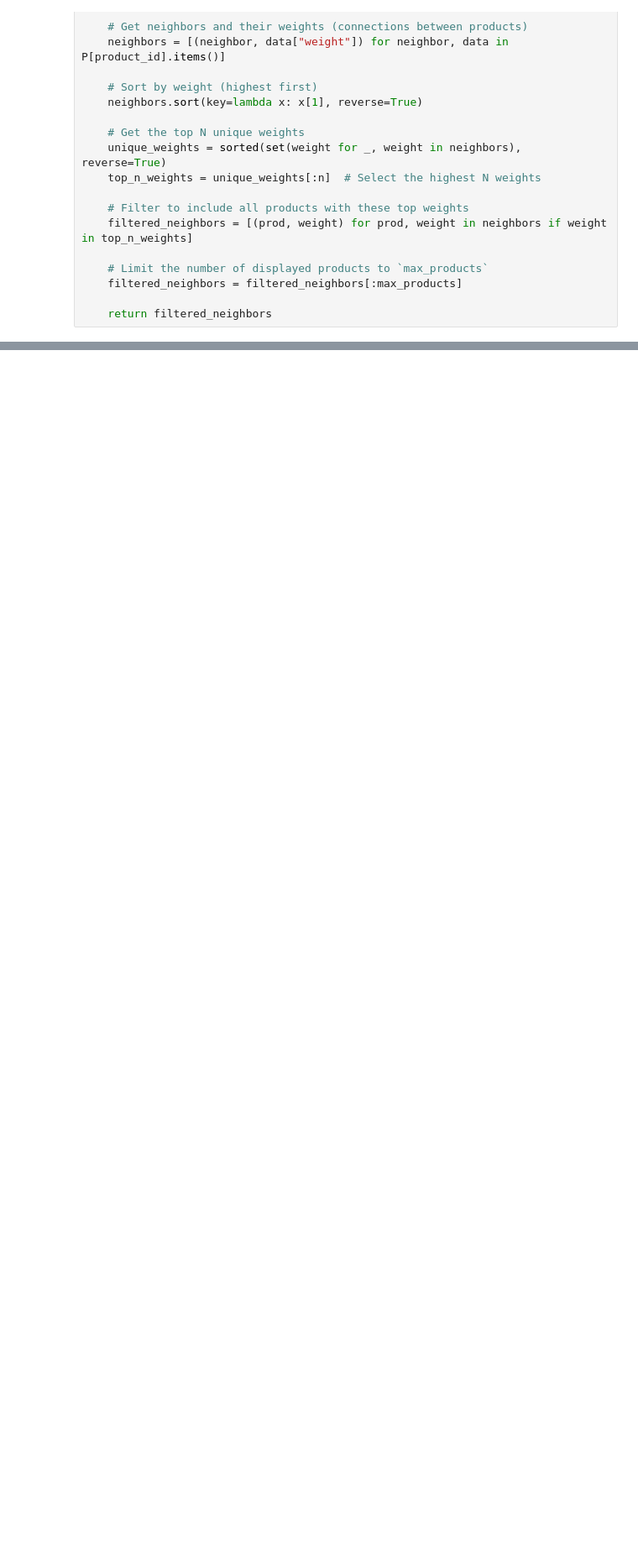
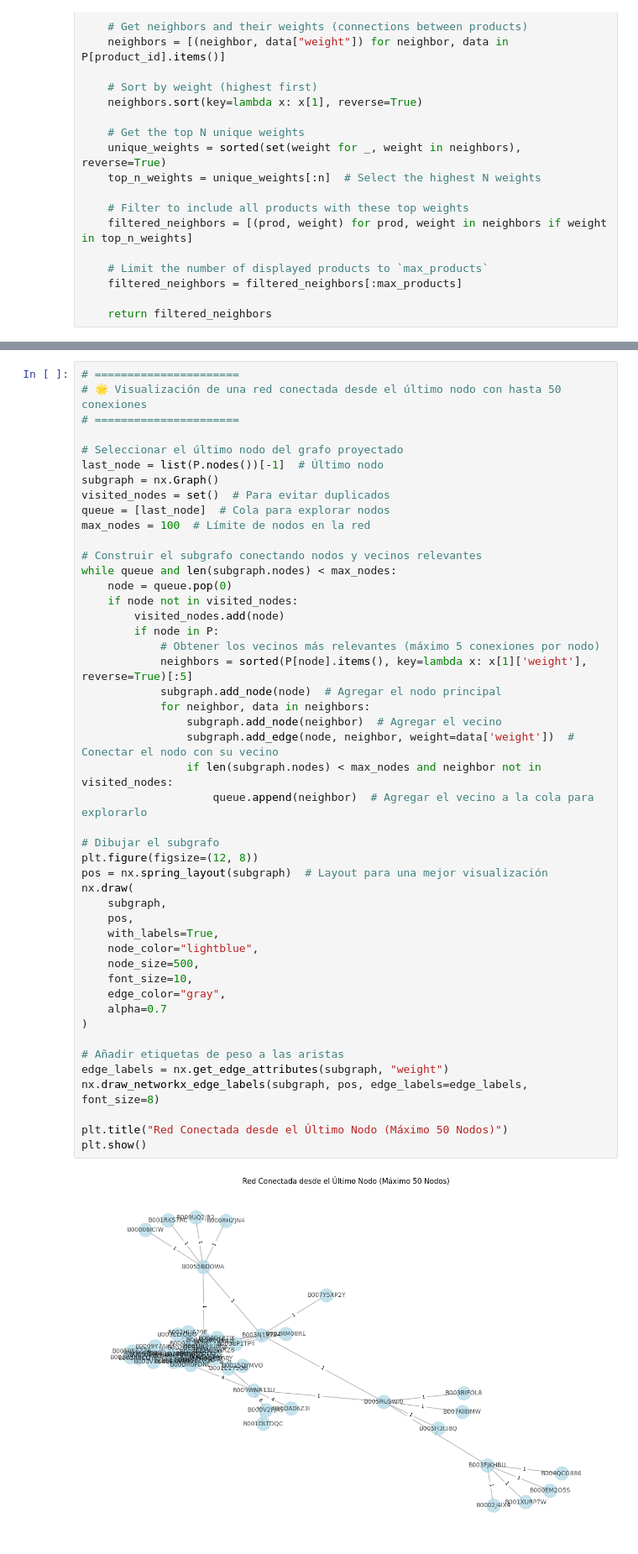
Before and after one commit to JossueJativa/InteligenciaArtificial2, a Jupyter notebook: Proyecto1_IA2.ipynb, the cells around one changed output, grey strips where cells are left out. Shown at 84% size. Cells and saved outputs as stored; diff of their text form; blank space fills up the shorter version.

Commit message:
Se realiza las conexiones de los trim de los nodos cercanos

```diff
--- a/Proyecto1_IA2.ipynb
+++ b/Proyecto1_IA2.ipynb
@@ -120,3 +136,52 @@ def recommend_products(product_id, n=4, max_products=10):
+# %%
+# ======================
+# 🌟 Visualización de una red conectada desde el último nodo con hasta 50 conexiones
+# ======================
+
+# Seleccionar el último nodo del grafo proyectado
+last_node = list(P.nodes())[-1]  # Último nodo
+subgraph = nx.Graph()
+visited_nodes = set()  # Para evitar duplicados
+queue = [last_node]  # Cola para explorar nodos
+max_nodes = 100  # Límite de nodos en la red
+
+# Construir el subgrafo conectando nodos y vecinos relevantes
+while queue and len(subgraph.nodes) < max_nodes:
+    node = queue.pop(0)
+    if node not in visited_nodes:
+        visited_nodes.add(node)
+        if node in P:
+            # Obtener los vecinos más relevantes (máximo 5 conexiones por nodo)
+            neighbors = sorted(P[node].items(), key=lambda x: x[1]['weight'], reverse=True)[:5]
+            subgraph.add_node(node)  # Agregar el nodo principal
+            for neighbor, data in neighbors:
+                subgraph.add_node(neighbor)  # Agregar el vecino
+                subgraph.add_edge(node, neighbor, weight=data['weight'])  # Conectar el nodo con su vecino
+                if len(subgraph.nodes) < max_nodes and neighbor not in visited_nodes:
+                    queue.append(neighbor)  # Agregar el vecino a la cola para explorarlo
+
+# Dibujar el subgrafo
+plt.figure(figsize=(12, 8))
+pos = nx.spring_layout(subgraph)  # Layout para una mejor visualización
+nx.draw(
+    subgraph,
+    pos,
+    with_labels=True,
+    node_color="lightblue",
+    node_size=500,
+    font_size=10,
+    edge_color="gray",
+    alpha=0.7
+)
+
+# Añadir etiquetas de peso a las aristas
+edge_labels = nx.get_edge_attributes(subgraph, "weight")
+nx.draw_networkx_edge_labels(subgraph, pos, edge_labels=edge_labels, font_size=8)
+
+plt.title("Red Conectada desde el Último Nodo (Máximo 50 Nodos)")
+plt.show()
+# %% [output]
+[figure, added]
 # %%
 # ======================
 # 🔘 Step 7: Plot Star Network with Top N Neighbors and Edge Weights
```
Also changed, not shown: parts of 14 cells of this notebook.
